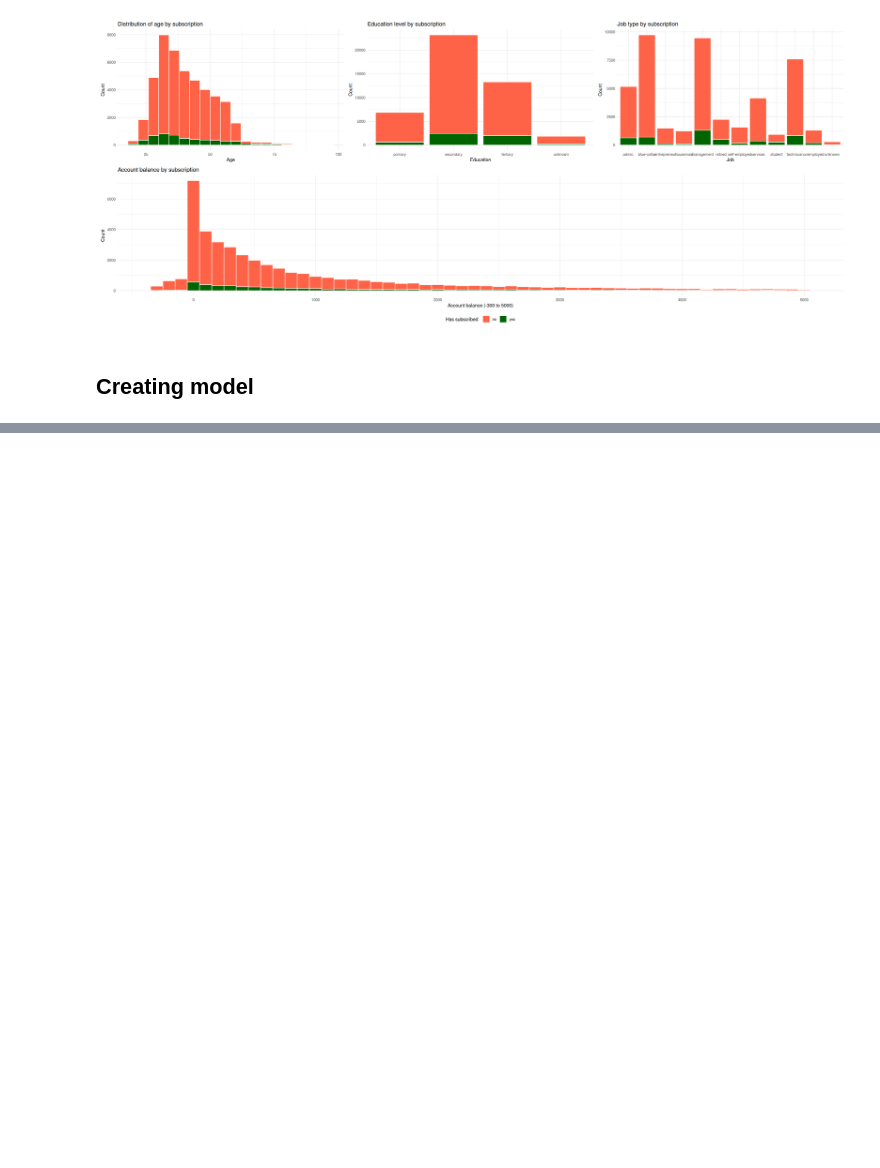
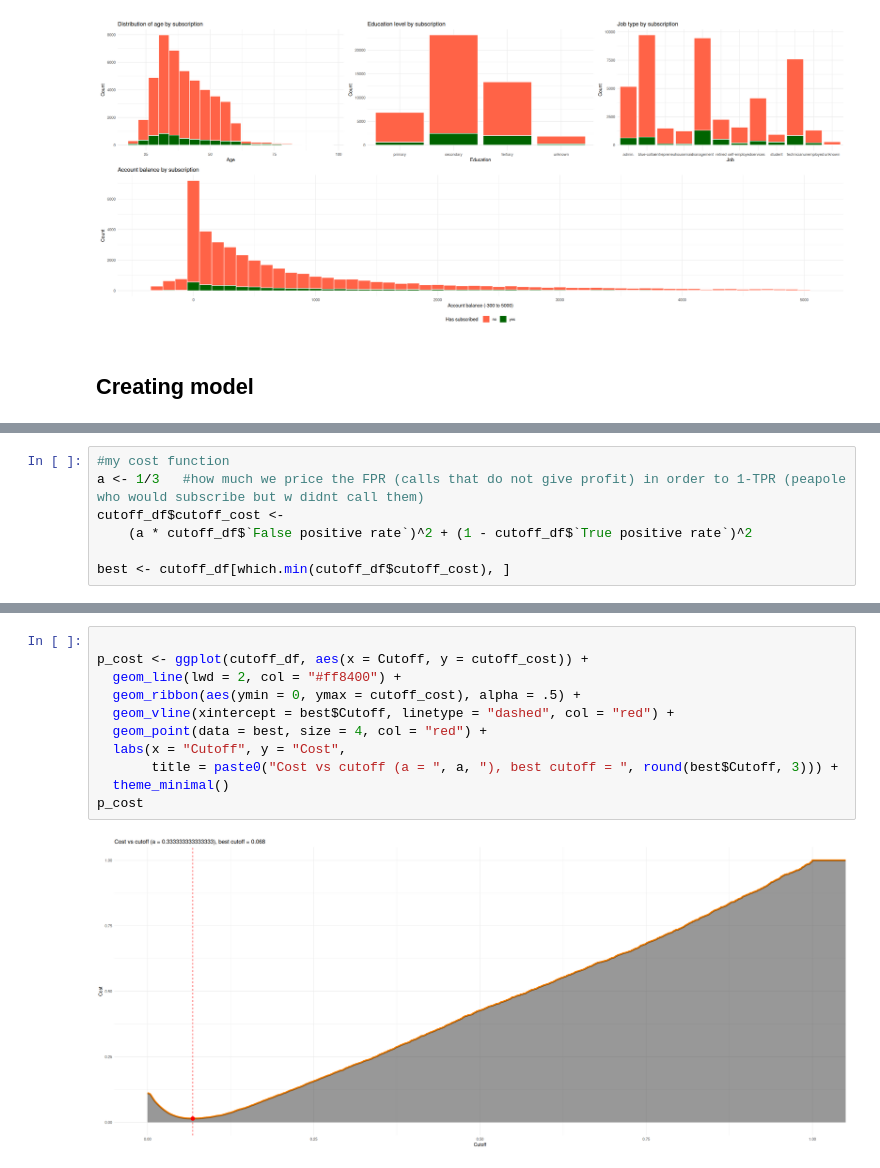
Before and after one commit to c-i-a-s-t-e-k/QAfMD, a Jupyter notebook: projekt/project.ipynb, the cells around one changed output, grey strips where cells are left out. Cells and saved outputs as stored; diff of their text form; blank space fills up the shorter version.

```diff
--- a/projekt/project.ipynb
+++ b/projekt/project.ipynb
@@ -109,0 +195,7 @@ options(repr.plot.width = 8 * 3, repr.plot.height = 5 * 2)
+# %%
+#my cost function
+a <- 1/3   #how much we price the FPR (calls that do not give profit) in order to 1-TPR (peapole who would subscribe but w didnt call them)
+cutoff_df$cutoff_cost <-
+    (a * cutoff_df$`False positive rate`)^2 + (1 - cutoff_df$`True positive rate`)^2
+
+best <- cutoff_df[which.min(cutoff_df$cutoff_cost), ]
@@ -109,0 +211,13 @@ options(repr.plot.width = 8 * 3, repr.plot.height = 5 * 2)
+# %%
+
+p_cost <- ggplot(cutoff_df, aes(x = Cutoff, y = cutoff_cost)) +
+  geom_line(lwd = 2, col = "#ff8400") +
+  geom_ribbon(aes(ymin = 0, ymax = cutoff_cost), alpha = .5) +
+  geom_vline(xintercept = best$Cutoff, linetype = "dashed", col = "red") +
+  geom_point(data = best, size = 4, col = "red") +
+  labs(x = "Cutoff", y = "Cost",
+       title = paste0("Cost vs cutoff (a = ", a, "), best cutoff = ", round(best$Cutoff, 3))) +
+  theme_minimal()
+p_cost
+# %% [output]
+[figure, added]
```
Also changed, not shown: parts of 13 cells of this notebook, 2 other files.
